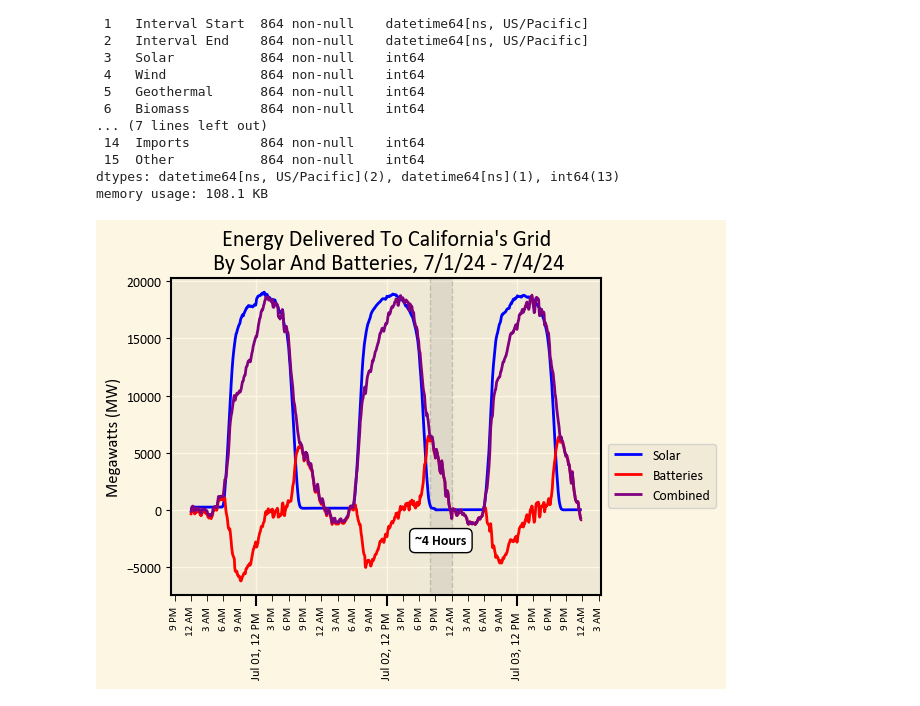
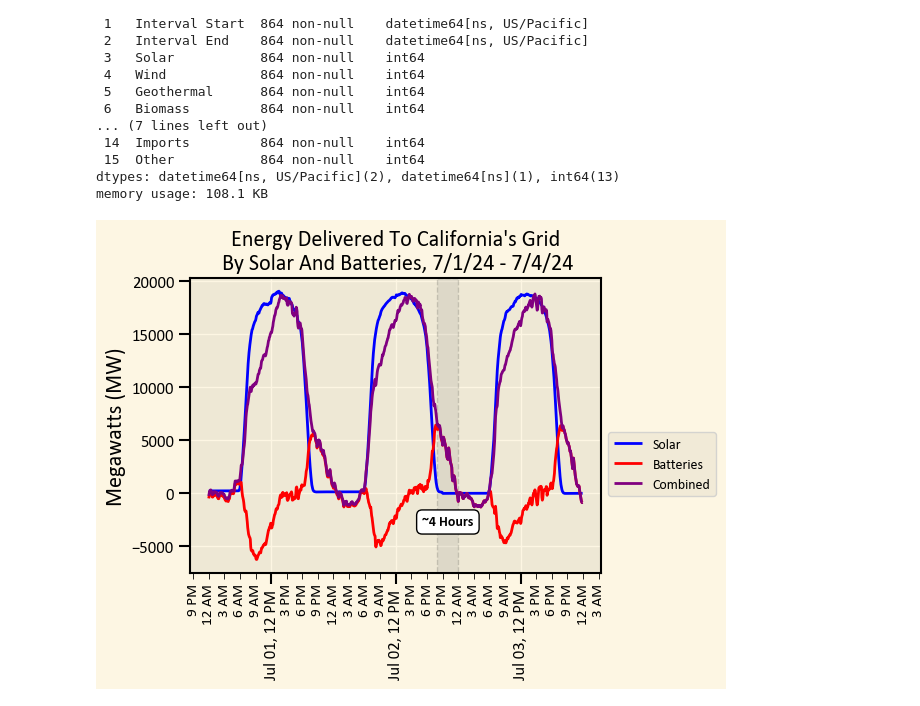
Before and after one commit to holmess2013/Beyond_The_Tribe, a Jupyter notebook: Can_solar_and_batteries_provide_a_stable_source_of_electricity_right_now/daily_solar_energy_supply_in_CA.ipynb, the cells around one changed output. Drawn from its saved outputs; the diff is of its cells as text; code cells hidden in the pictures.

Commit message:
increase_axis_label_fontsizes_V2

```diff
--- a/Can_solar_and_batteries_provide_a_stable_source_of_electricity_right_now/daily_solar_energy_supply_in_CA.ipynb
+++ b/Can_solar_and_batteries_provide_a_stable_source_of_electricity_right_now/daily_solar_energy_supply_in_CA.ipynb
@@ -71,38 +71,39 @@ def custom_minor_labels(x, pos):
 
 ax.xaxis.set_minor_formatter(plt.FuncFormatter(custom_minor_labels))
 
-ax.tick_params(axis='x', which='major', length=8, width=1.5, labelsize = 9, labelrotation=90)
-ax.tick_params(axis='x', which='minor', length=4, labelsize=8, labelrotation=90)
+ax.tick_params(axis='x', which='major', length=8, width=1.5, labelsize = 12, labelrotation=90)
+ax.tick_params(axis='x', which='minor', length=4, labelsize=11, labelrotation=90)
+ax.tick_params(axis='y', which='major', length=8, width=1.5, labelsize = 12)
 
 
 ax.set_title("Energy Delivered To California's Grid\n By Solar And Batteries, 7/1/24 - 7/4/24", fontsize=16)
-ax.set_ylabel('Megawatts (MW)')
+ax.set_ylabel('Megawatts (MW)', fontsize = 16)
 ax.legend(bbox_to_anchor=(1.0, 0.5))
 
 # --- ANNOTATION: HIGHLIGHT LAG ZONE ---
 
 # 1. Define the exact start and end times for the lag zone (July 2nd 8 PM to Midnight)
 lag_start = pd.to_datetime('2024-07-02 20:00:00')
 lag_end = pd.to_datetime('2024-07-03 00:00:00')
 
 # 2. Draw a shaded region with a subtle border to highlight the gap
 ax.axvspan(lag_start, lag_end, facecolor='gray', alpha=0.15, edgecolor='black', linestyle='--', linewidth=1)
 
 # 3. Calculate the middle of that time window to center our text
 midpoint = lag_start + (lag_end - lag_start) / 2
 
 # 4. Add the "~4 Hours" text box.
 # We're placing it at 7500 MW on the Y-axis so it floats nicely in the empty space.
 ax.text(midpoint, -2700, '~4 Hours',
         horizontalalignment='center', verticalalignment='center',
         fontsize=10, fontweight='bold',
         bbox=dict(facecolor='white', edgecolor='black', boxstyle='round,pad=0.4'))
 
 # --- END ANNOTATION ---
 
 fig.tight_layout()
 fig.savefig('solar_and_battery_energy.png', dpi=600)
 
 plt.show()
 # %% [output]
-[figure, old version]
+[figure, new version]
```
